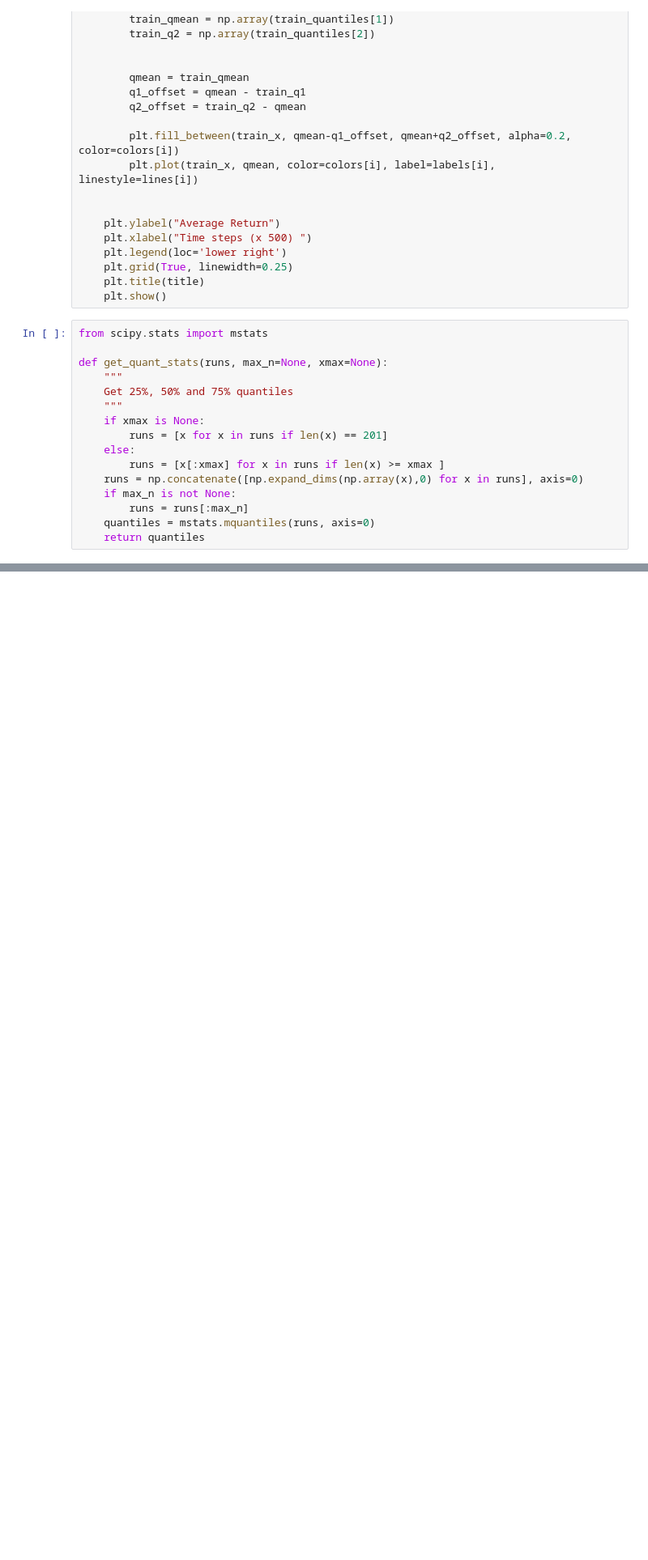
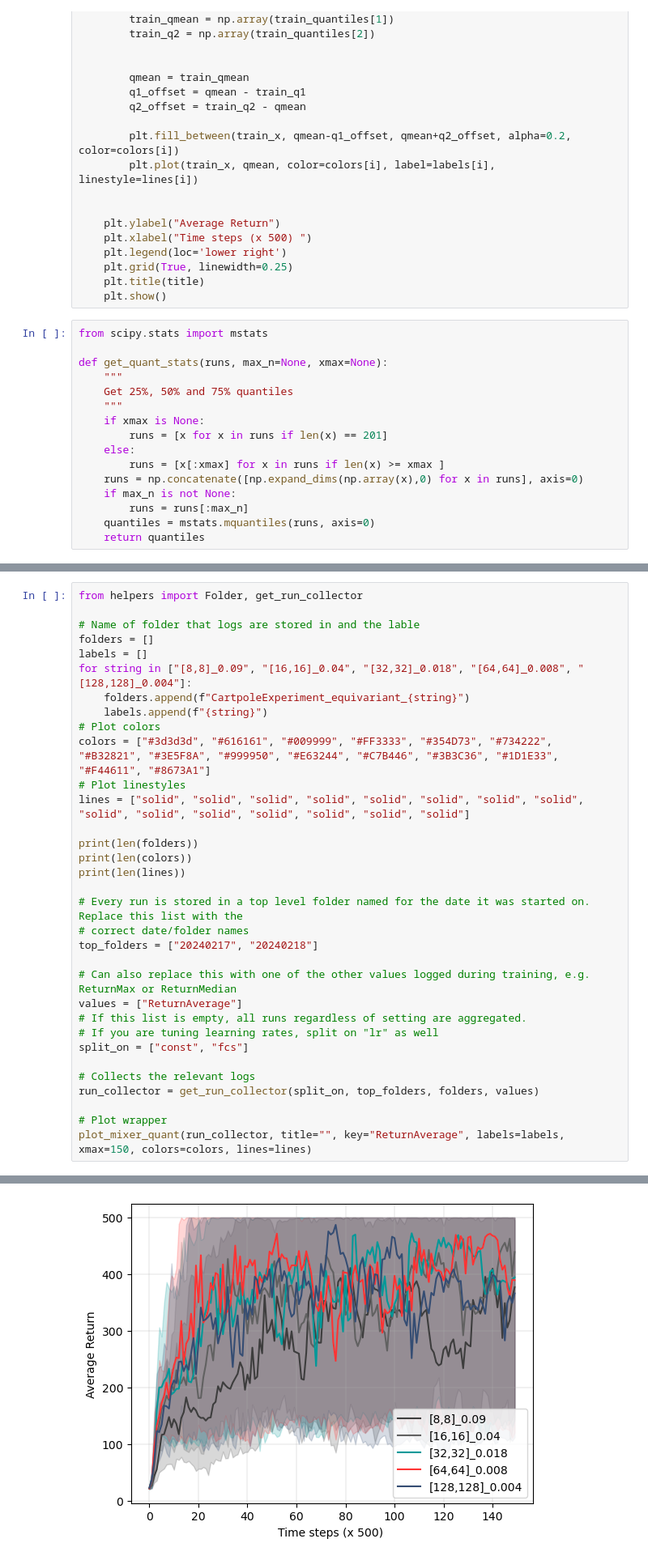
Before and after one commit to codingJang/mdp-homomorphic-networks, a Jupyter notebook: data/local/Cartpole.ipynb, the cells around one changed output, grey strips where cells are left out. Shown at 81% size. Cells and saved outputs as stored; diff of their text form; blank space fills up the shorter version.

```diff
--- a/data/local/Cartpole.ipynb
+++ b/data/local/Cartpole.ipynb
@@ -83,0 +91,34 @@ IndexError: list index out of range
+# %%
+from helpers import Folder, get_run_collector
+
+# Name of folder that logs are stored in and the lable
+folders = []
+labels = []
+for string in ["[8,8]_0.09", "[16,16]_0.04", "[32,32]_0.018", "[64,64]_0.008", "[128,128]_0.004"]:
+    folders.append(f"CartpoleExperiment_equivariant_{string}")
+    labels.append(f"{string}")
+# Plot colors
+colors = ["#3d3d3d", "#616161", "#009999", "#FF3333", "#354D73", "#734222", "#B32821", "#3E5F8A", "#999950", "#E63244", "#C7B446", "#3B3C36", "#1D1E33", "#F44611", "#8673A1"]
+# Plot linestyles
+lines = ["solid", "solid", "solid", "solid", "solid", "solid", "solid", "solid", "solid", "solid", "solid", "solid", "solid", "solid", "solid"]
+
+print(len(folders))
+print(len(colors))
+print(len(lines))
+
+# Every run is stored in a top level folder named for the date it was started on. Replace this list with the
+# correct date/folder names
+top_folders = ["20240217", "20240218"]
+
+# Can also replace this with one of the other values logged during training, e.g. ReturnMax or ReturnMedian
+values = ["ReturnAverage"]
+# If this list is empty, all runs regardless of setting are aggregated.
+# If you are tuning learning rates, split on "lr" as well
+split_on = ["const", "fcs"]
+
+# Collects the relevant logs
+run_collector = get_run_collector(split_on, top_folders, folders, values)
+
+# Plot wrapper
+plot_mixer_quant(run_collector, title="", key="ReturnAverage", labels=labels, xmax=150, colors=colors, lines=lines)
+# %% [output]
@@ -83,0 +128 @@ IndexError: list index out of range
+[figure, added]
```
Also changed, not shown: parts of 2 cells of this notebook, 4 other files.
